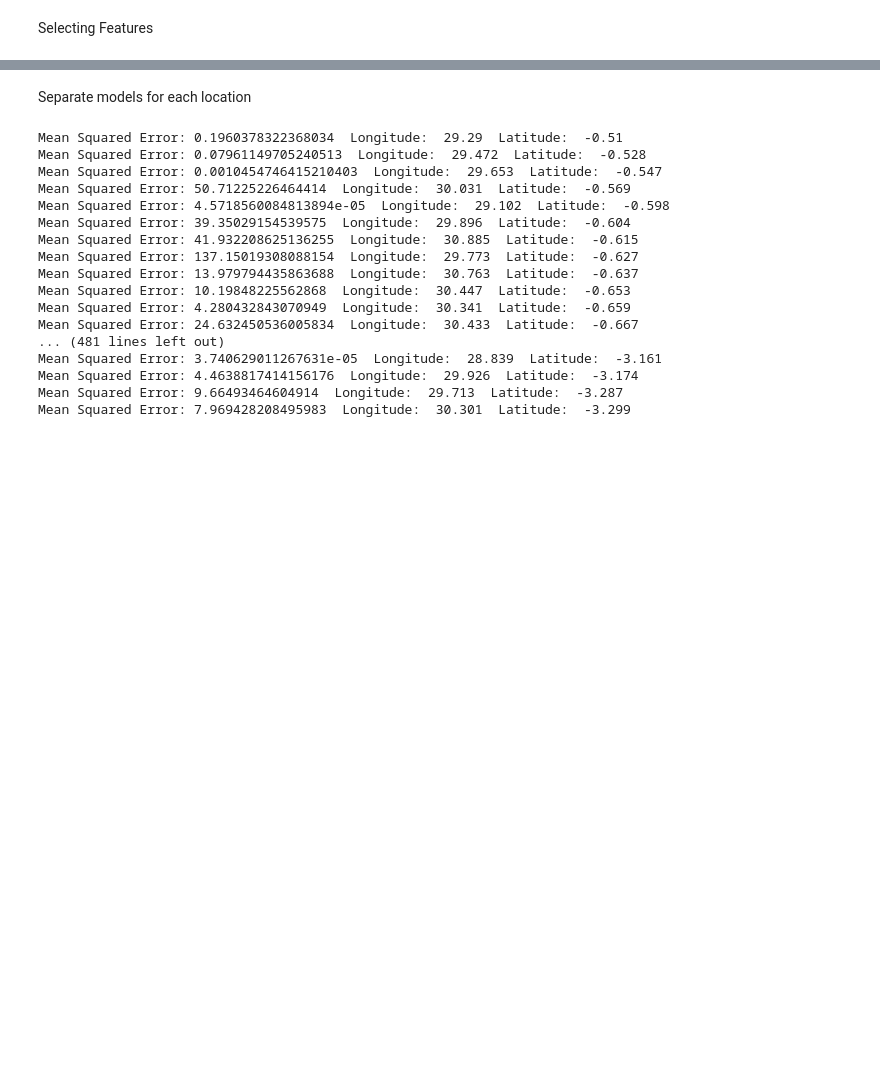
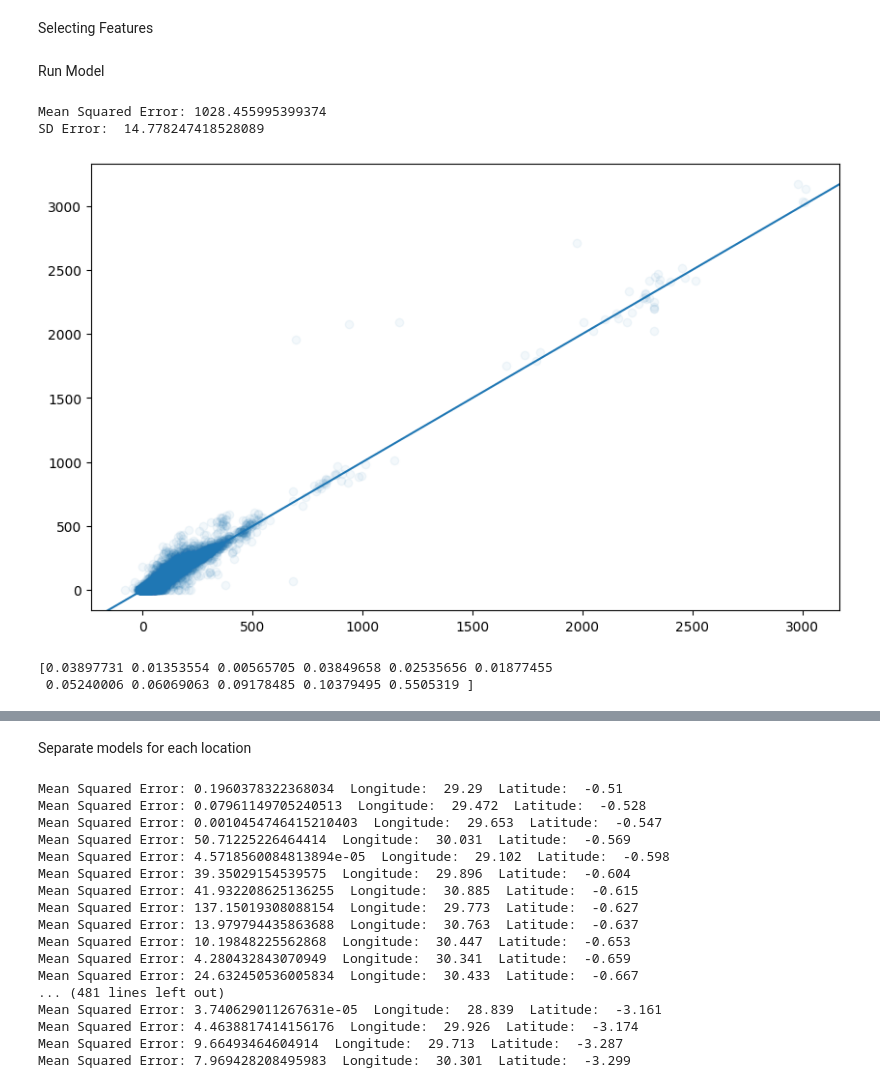
Before and after one commit to Hawkety77/RwandaCarbonEmissions, a Jupyter notebook: main.ipynb, the cells around one changed output, grey strips where cells are left out. Cells and saved outputs as stored; diff of their text form; code cells hidden in the pictures; blank space fills up the shorter version.

```diff
--- a/main.ipynb
+++ b/main.ipynb
@@ -69,9 +101,7 @@ plt.show()
 Selecting Features
 # %%
 df = (df
-      .loc[:, ['longitude'
-               , 'latitude'
-               , 'year'
+      .loc[:, ['year'
                , 'week_no'
                , 'last_year_emission'
                , 'emission'
@@ -87,3 +117,28 @@ df = (df
  ##     .query("longitude == 30.389")
  ##     .query("latitude == -1.211")
       )
+# %% [markdown]
+Run Model
+# %%
+x_train, x_test, y_train, y_test = train_test_split(df.drop(columns = ['emission']), df.emission, test_size = .2)
+model = XGBRegressor()
+selector = SelectFromModel(model)
+x_train_selected = selector.fit_transform(x_train, y_train)
+x_test_selected = selector.transform(x_test)
+model.fit(x_train_selected, y_train)
+y_pred = model.predict(x_test_selected)
+mse = mean_squared_error(y_test, y_pred)
+se = mean_absolute_error(y_test, y_pred)
+print("Mean Squared Error:", mse)
+print('SD Error: ', se)
+plt.figure(figsize = (10, 6))
+plt.scatter(y_pred, y_test, alpha = .01)
+plt.axline((0, 0), slope=1)
+plt.show()
+print(model.feature_importances_)
+# %% [output]
+Mean Squared Error: 1028.455995399374
+SD Error:  14.778247418528089
+[figure, added]
+[0.03897731 0.01353554 0.00565705 0.03849658 0.02535656 0.01877455
+ 0.05240006 0.06069063 0.09178485 0.10379495 0.5505319 ]
```
Also changed, not shown: parts of 14 cells of this notebook, 1 other file.
